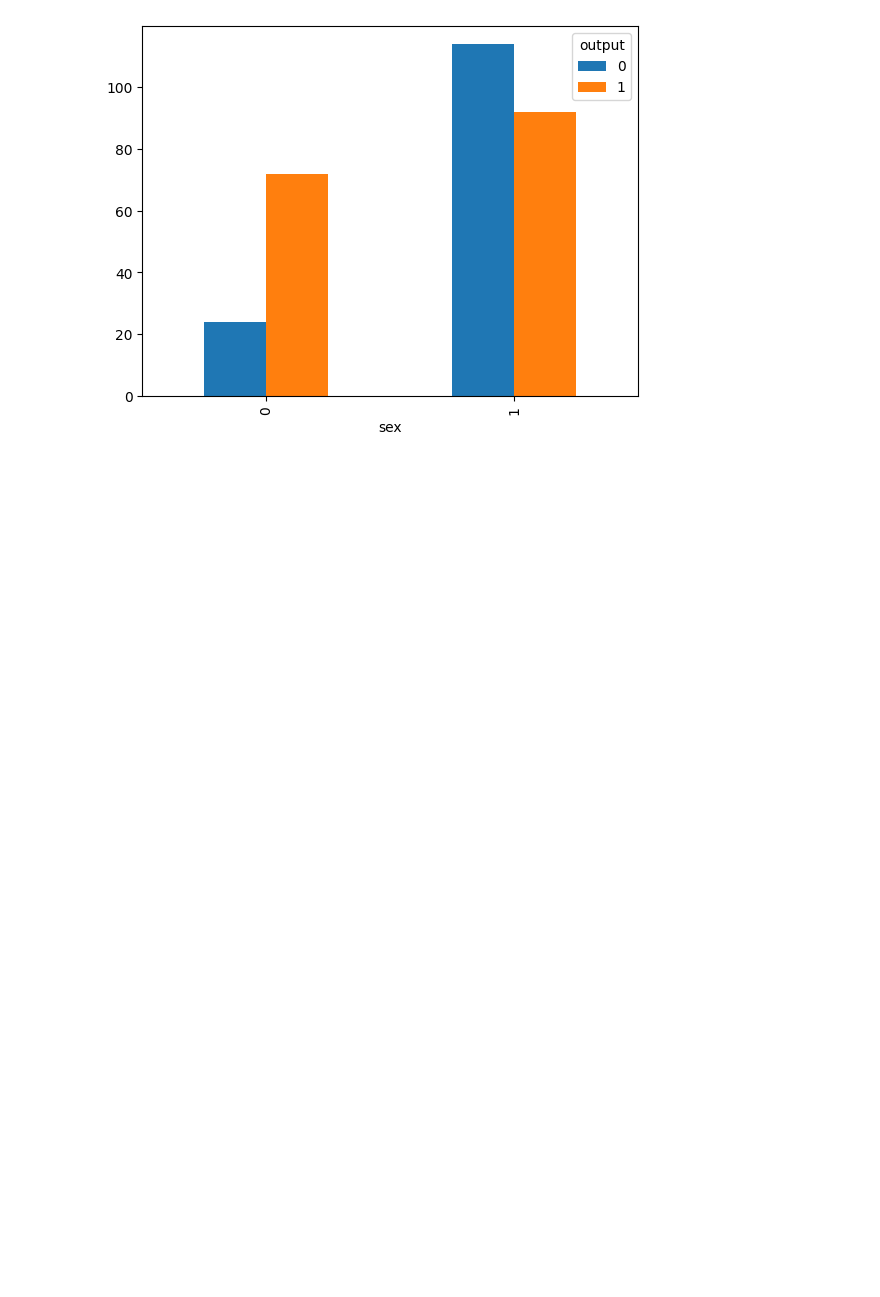
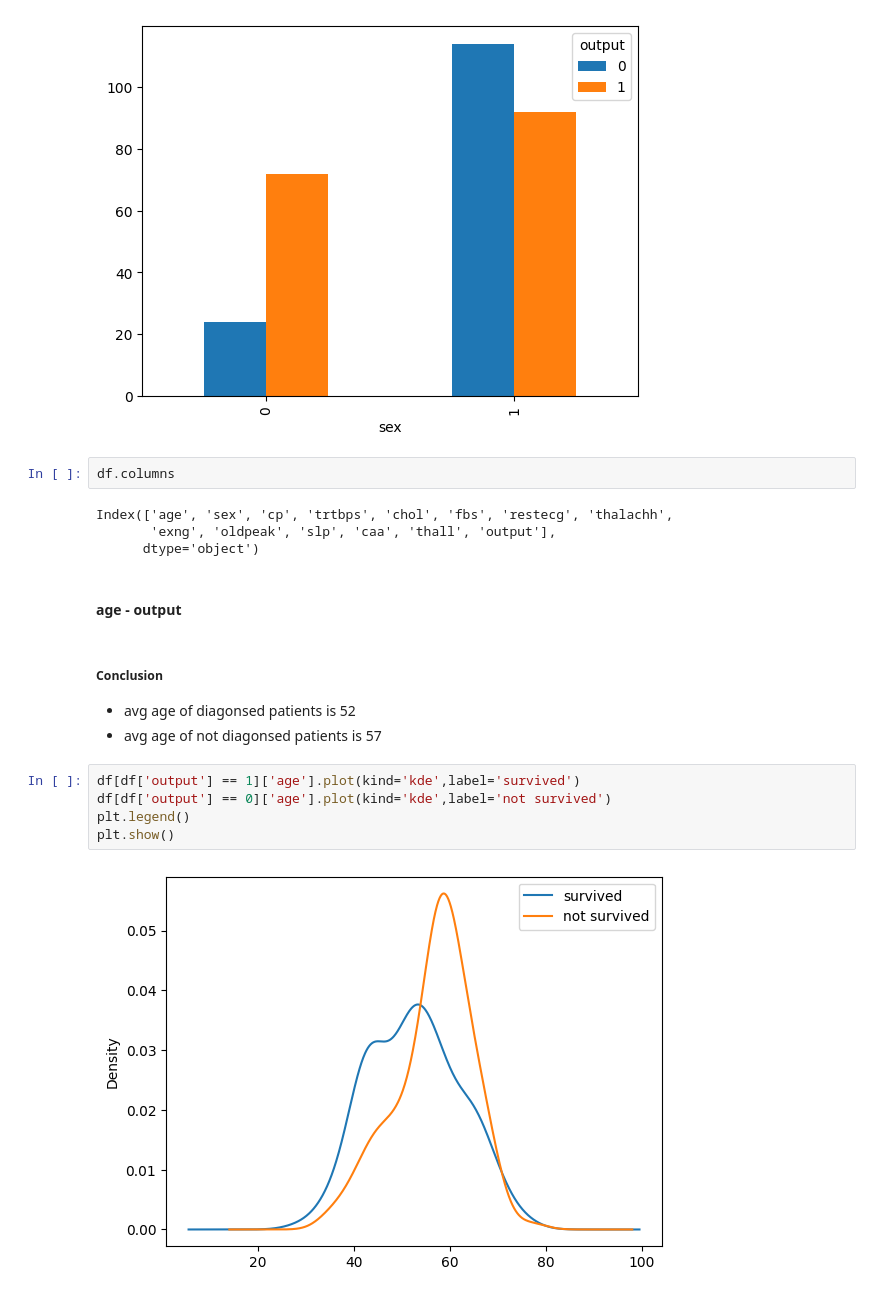
Before and after one commit to Bhavik2209/EDA, a Jupyter notebook: Heart-disease/heart.ipynb, the cells around one changed output. Drawn from its saved outputs; the diff is of its cells as text; blank space fills up the shorter version.

```diff
--- a/Heart-disease/heart.ipynb
+++ b/Heart-disease/heart.ipynb
@@ -365,3 +365,22 @@ counts.plot(kind='bar', stacked=False)
 plt.show()
 # %% [output]
 [figure]
+# %%
+df.columns
+# %% [output]
+Index(['age', 'sex', 'cp', 'trtbps', 'chol', 'fbs', 'restecg', 'thalachh',
+       'exng', 'oldpeak', 'slp', 'caa', 'thall', 'output'],
+      dtype='object')
+# %% [markdown]
+#### age - output
+# %% [markdown]
+##### Conclusion
+- avg age of diagonsed patients is 52
+- avg age of not diagonsed patients is 57
+# %%
+df[df['output'] == 1]['age'].plot(kind='kde',label='survived')
+df[df['output'] == 0]['age'].plot(kind='kde',label='not survived')
+plt.legend()
+plt.show()
+# %% [output]
+[figure, added]
```
Also changed, not shown: parts of 8 cells of this notebook, 1 other file.
